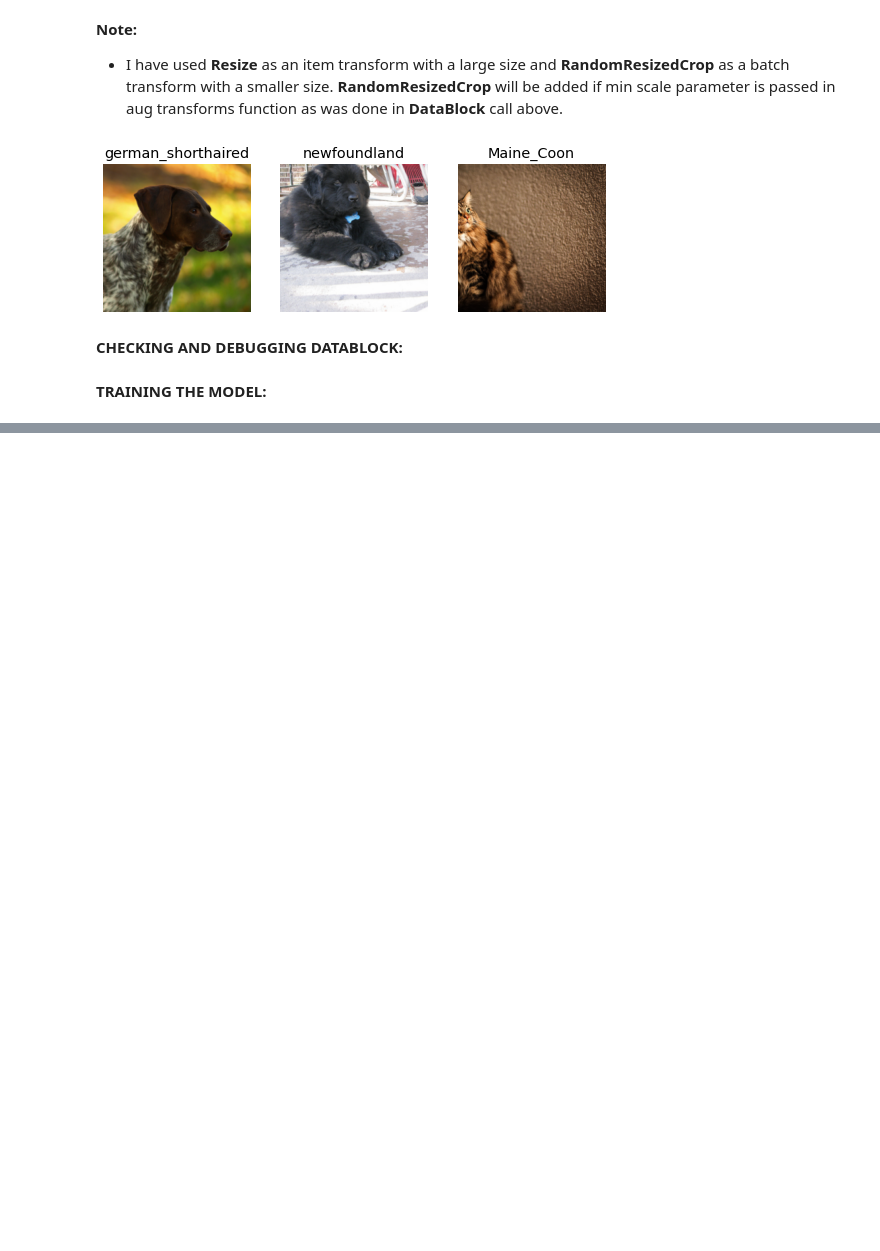
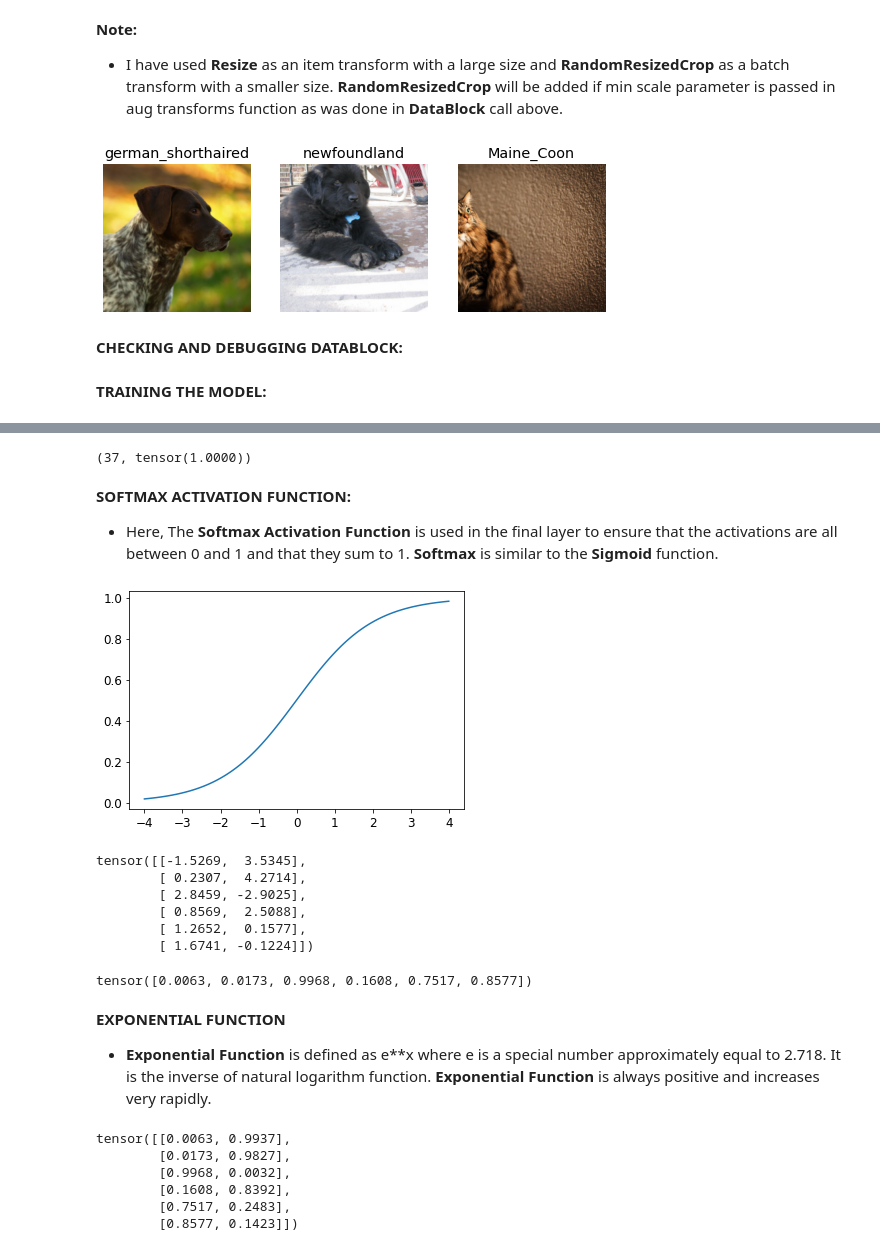
Before and after one commit to ThinamXx/Fastai, a Jupyter notebook: 4. Image Classification/ImageClassification.ipynb, the cells around one changed output, grey strips where cells are left out. Drawn from its saved outputs; the diff is of its cells as text; code cells hidden in the pictures; blank space fills up the shorter version.

```diff
--- a/4. Image Classification/ImageClassification.ipynb
+++ b/4. Image Classification/ImageClassification.ipynb
@@ -88,0 +108,30 @@ learn.fine_tune(2)                                                          # Tr
+# %%
+#@ INSPECTING PREDICTIONS:
+len(preds[0]), preds[0].sum()
+# %% [output]
+(37, tensor(1.0000))
+# %% [markdown]
+**SOFTMAX ACTIVATION FUNCTION:**
+- Here, The **Softmax Activation Function** is used in the final layer to ensure that the activations are all between 0 and 1 and that they sum to 1. **Softmax** is similar to the **Sigmoid** function.
+# %%
+#@ INSPECTING SIGMOID FUNCTION:
+plot_function(torch.sigmoid, min=-4, max=4)             # Sigmoid Function.
+# %% [output]
+[figure, added]
+# %%
+#@ EXAMPLE:
+acts = torch.randn((6, 2))*2                            # Random Numbers.
+acts
+# %% [output]
+tensor([[-1.5269,  3.5345],
+        [ 0.2307,  4.2714],
+        [ 2.8459, -2.9025],
+        [ 0.8569,  2.5088],
+        [ 1.2652,  0.1577],
+        [ 1.6741, -0.1224]])
+# %%
+#@ GETTING SIGMOID:
+acts.sigmoid()                                         # Implementation of Sigmoid.
+(acts[:, 0] - acts[:, 1]).sigmoid()                    # Implementation of Sigmoid.
+# %% [output]
+tensor([0.0063, 0.0173, 0.9968, 0.1608, 0.7517, 0.8577])
@@ -88,0 +142,14 @@ learn.fine_tune(2)                                                          # Tr
+# %% [markdown]
+**EXPONENTIAL FUNCTION**
+- **Exponential Function** is defined as e\*\*x where e is a special number approximately equal to 2.718. It is the inverse of natural logarithm function. **Exponential Function** is always positive and increases very rapidly.
+# %%
+#@ IMPLEMENTATION OF SOFTMAX FUNCTION:
+sm_acts = torch.softmax(acts, dim=1)                    # Implementation of Softmax.
+sm_acts
+# %% [output]
+tensor([[0.0063, 0.9937],
+        [0.0173, 0.9827],
+        [0.9968, 0.0032],
+        [0.1608, 0.8392],
+        [0.7517, 0.2483],
+        [0.8577, 0.1423]])
```
Also changed, not shown: parts of 10 cells of this notebook.
